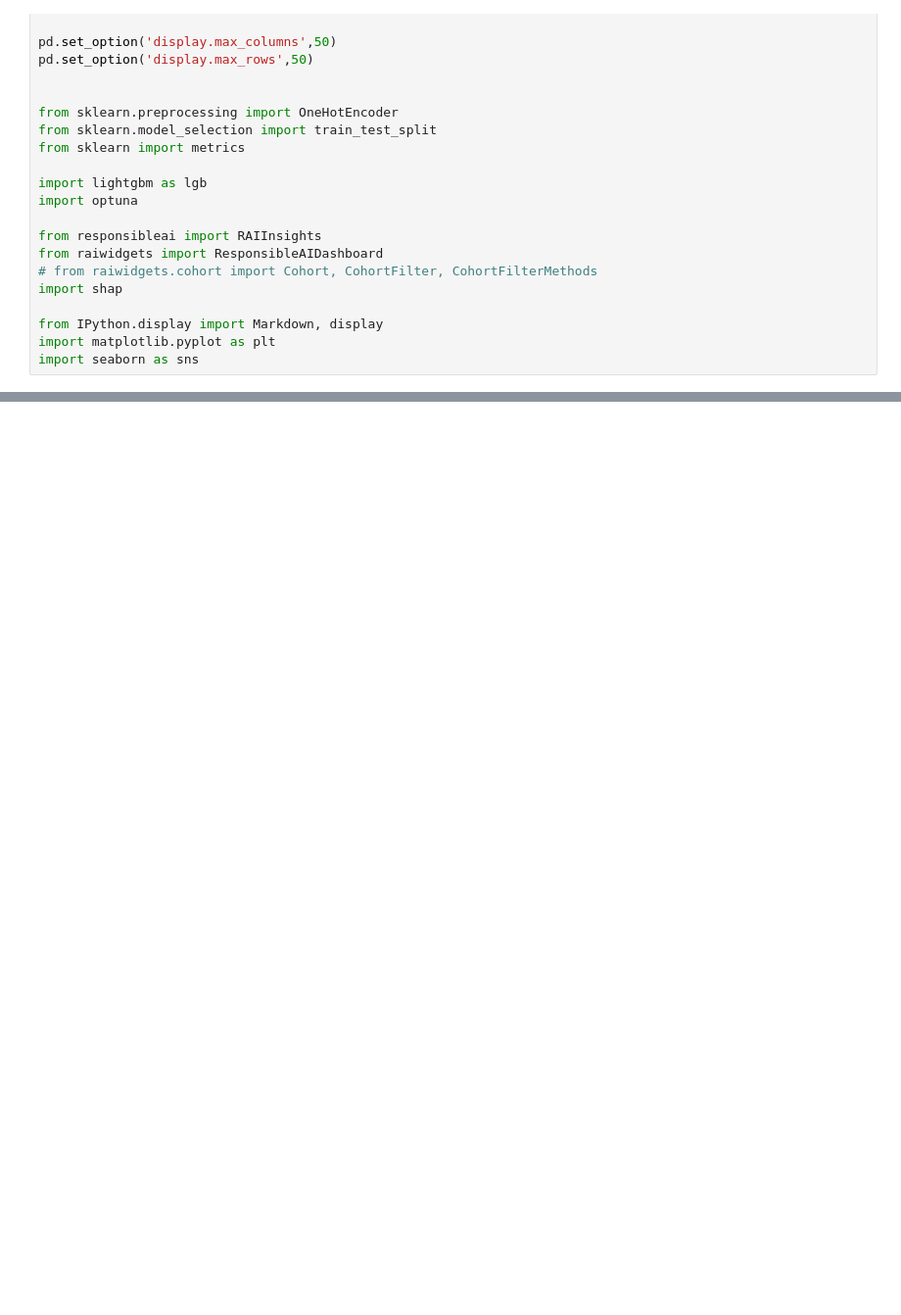
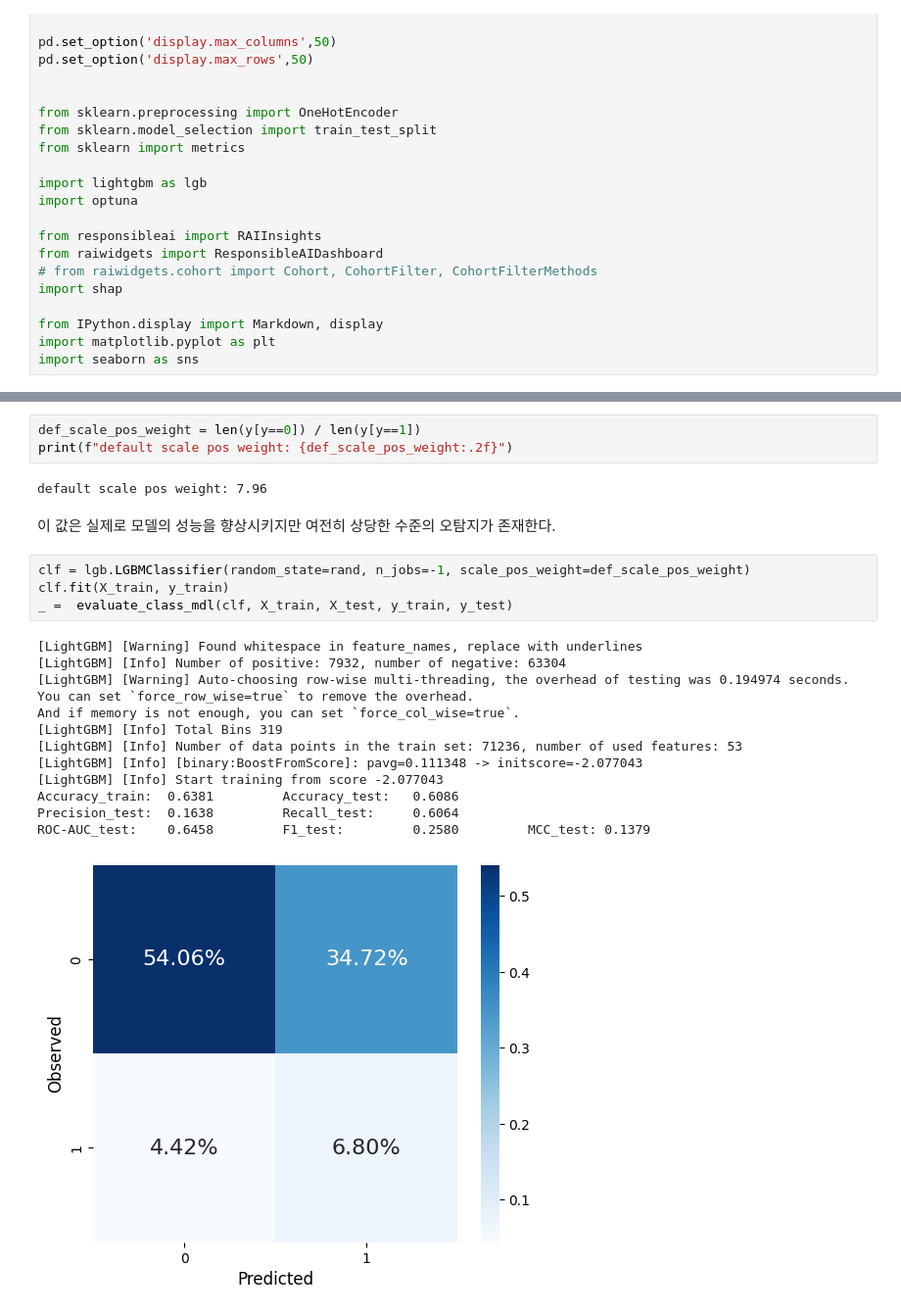
Before and after one commit to jx-dohwan/ML_Project_Collection, a Jupyter notebook: 당뇨환자재입원예측.ipynb, the cells around one changed output, grey strips where cells are left out. Shown: that part at 98% size. Drawn from its saved outputs; the diff is of its cells as text; blank space fills up the shorter version.

```diff
--- a/당뇨환자재입원예측.ipynb
+++ b/당뇨환자재입원예측.ipynb
@@ -182,0 +538,25 @@ import seaborn as sns
+# %%
+def_scale_pos_weight = len(y[y==0]) / len(y[y==1])
+print(f"default scale pos weight: {def_scale_pos_weight:.2f}")
+# %% [output]
+default scale pos weight: 7.96
+# %% [markdown]
+이 값은 실제로 모델의 성능을 향상시키지만 여전히 상당한 수준의 오탐지가 존재한다.
+# %%
+clf = lgb.LGBMClassifier(random_state=rand, n_jobs=-1, scale_pos_weight=def_scale_pos_weight)
+clf.fit(X_train, y_train)
+_ =  evaluate_class_mdl(clf, X_train, X_test, y_train, y_test)
+# %% [output]
+[LightGBM] [Warning] Found whitespace in feature_names, replace with underlines
+[LightGBM] [Info] Number of positive: 7932, number of negative: 63304
+[LightGBM] [Warning] Auto-choosing row-wise multi-threading, the overhead of testing was 0.194974 seconds.
+You can set `force_row_wise=true` to remove the overhead.
+And if memory is not enough, you can set `force_col_wise=true`.
+[LightGBM] [Info] Total Bins 319
+[LightGBM] [Info] Number of data points in the train set: 71236, number of used features: 53
+[LightGBM] [Info] [binary:BoostFromScore]: pavg=0.111348 -> initscore=-2.077043
+[LightGBM] [Info] Start training from score -2.077043
+Accuracy_train:  0.6381         Accuracy_test:   0.6086
+Precision_test:  0.1638         Recall_test:     0.6064
+ROC-AUC_test:    0.6458         F1_test:         0.2580         MCC_test: 0.1379
+[figure, added]
```
Also changed, not shown: parts of 67 cells of this notebook.
